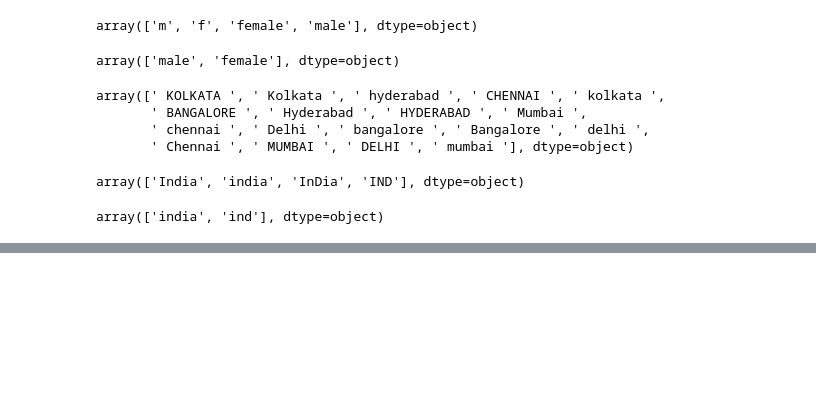
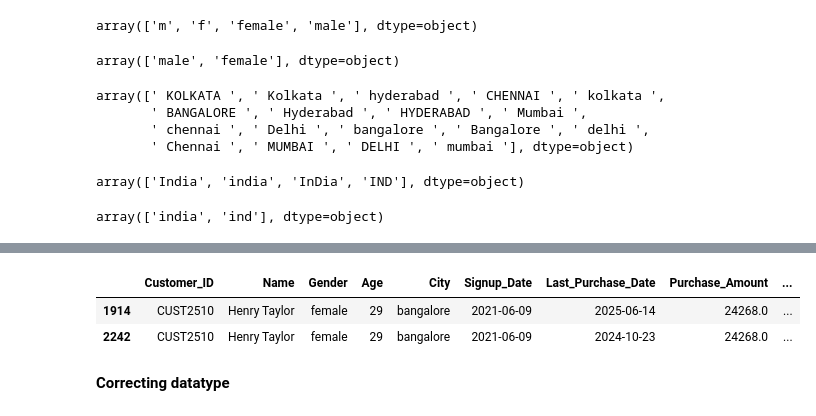
Before and after one commit to rajendra0968jangid/data_cleaning_sales_data, a Jupyter notebook: data_cleaning.ipynb, the cells around one changed output, grey strips where cells are left out. Cells and saved outputs as stored; diff of their text form; code cells hidden in the pictures; blank space fills up the shorter version.

```diff
--- a/data_cleaning.ipynb
+++ b/data_cleaning.ipynb
@@ -394,0 +418,2 @@ df['Country'].replace({'ind':'india'},inplace=True)
+# %%
+df.drop_duplicates(inplace=True)
@@ -394,0 +438,6 @@ df['Country'].replace({'ind':'india'},inplace=True)
+# %%
+df[df['Customer_ID'] == 'CUST2510']
+# %% [output]
+|  | Customer_ID | Name | Gender | Age | City | Signup_Date | Last_Purchase_Date | Purchase_Amount | ... |
+| 1914 | CUST2510 | Henry Taylor | female | 29 | bangalore | 2021-06-09 | 2025-06-14 | 24268.0 | ... |
+| 2242 | CUST2510 | Henry Taylor | female | 29 | bangalore | 2021-06-09 | 2024-10-23 | 24268.0 | ... |
@@ -394,0 +447,2 @@ df['Country'].replace({'ind':'india'},inplace=True)
+# %% [markdown]
+**Correcting datatype**
```
Also changed, not shown: parts of 6 cells of this notebook.
